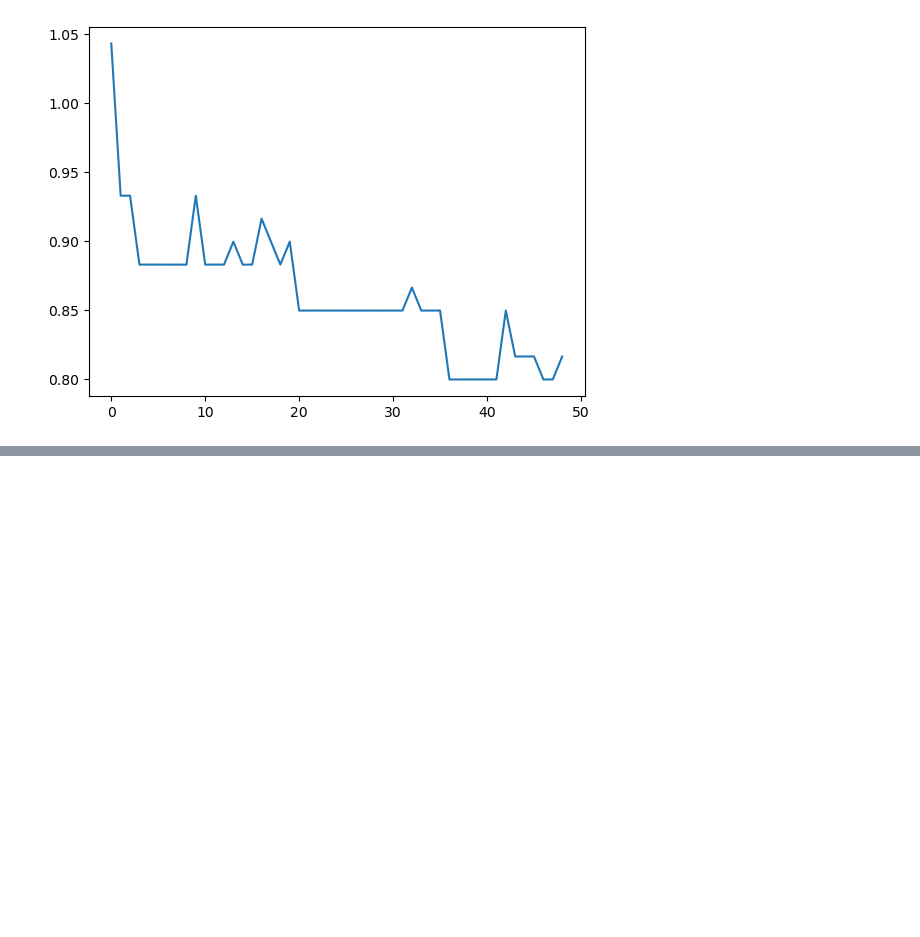
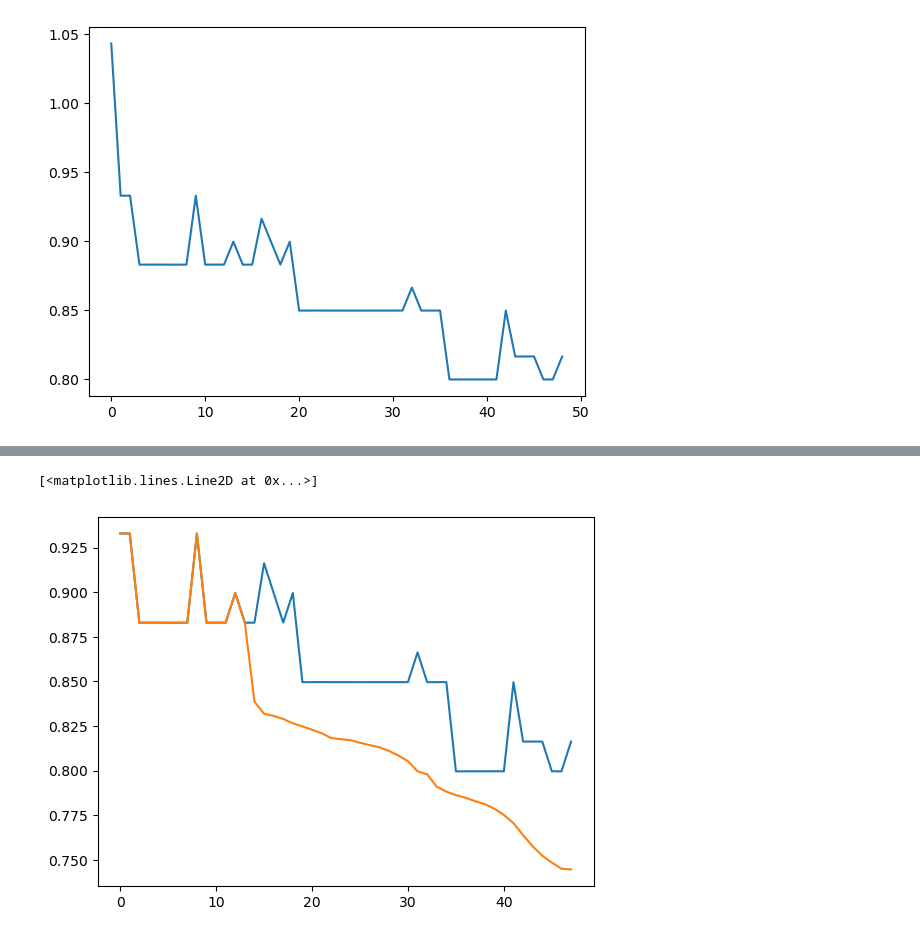
Before and after one commit to KeiLongW/battery-data-explore, a Jupyter notebook: samsung_data_preprocessing.ipynb, the cells around one changed output, grey strips where cells are left out. Saved outputs shown, nothing was run; the diff lists cells and outputs as text; code cells hidden in the pictures; blank space fills up the shorter version.

```diff
--- a/samsung_data_preprocessing.ipynb
+++ b/samsung_data_preprocessing.ipynb
@@ -400,0 +519,10 @@ pickle.dump(pre_processed_data, open('preprocessed_data.pkl', 'wb'))
+# %%
+true_y = [[0.9329184889793396], [0.9329184889793396], [0.882914662361145], [0.8829429745674133], [0.8829359412193298], [0.882914662361145], [0.882914662361145], [0.8829004764556885], [0.9329043626785278], [0.882914662361145], [0.8829429745674133], [0.8829288482666016], [0.8995644450187683], [0.8828916549682617], [0.8829349875450134], [0.9162458181381226], [0.8995731472969055], [0.8829713463783264], [0.8995731472969055], [0.849597692489624], [0.849597692489624], [0.8496260046958923], [0.8495835065841675], [0.849597692489624], [0.8495835065841675], [0.8495835065841675], [0.8495835065841675], [0.8495905995368958], [0.8495835065841675], [0.849597692489624], [0.8496118187904358], [0.8662561774253845], [0.849597692489624], [0.849597692489624], [0.8496118187904358], [0.7996221780776978], [0.7996221780776978], [0.7996363043785095], [0.7996221780776978], [0.7996433973312378], [0.7996221780776978], [0.8496116399765015], [0.8162804841995239], [0.8162946701049805], [0.816308856010437], [0.79963618516922], [0.7996077537536621], [0.8162804841995239]]
+
+pred_y = [[0.9329184889793396], [0.9329184889793396], [0.882914662361145], [0.8829429745674133], [0.8829359412193298], [0.882914662361145], [0.882914662361145], [0.8829004764556885], [0.9329043626785278], [0.882914662361145], [0.8829429745674133], [0.8829288482666016], [0.8995644450187683], [0.8828916549682617], [0.8386006355285645], [0.8318842649459839], [0.830681562423706], [0.8289414644241333], [0.8265371322631836], [0.8247820138931274], [0.8229131698608398], [0.8209816217422485], [0.8182693719863892], [0.8176265954971313], [0.8170952796936035], [0.8155900239944458], [0.8143129348754883], [0.8131263256072998], [0.8110897541046143], [0.8084927797317505], [0.8052773475646973], [0.7996279001235962], [0.7979201078414917], [0.7909994125366211], [0.788253664970398], [0.7862573862075806], [0.7847957611083984], [0.7828947305679321], [0.7812305688858032], [0.7786794900894165], [0.7751321792602539], [0.7705919742584229], [0.763821005821228], [0.7575790882110596], [0.7523491382598877], [0.7484537363052368], [0.7450217008590698], [0.7446073293685913]]
+
+plt.plot(true_y)
+plt.plot(pred_y)
+# %% [output]
+[<matplotlib.lines.Line2D at 0x...>]
+[figure, added]
```
Also changed, not shown: parts of 11 cells of this notebook.
